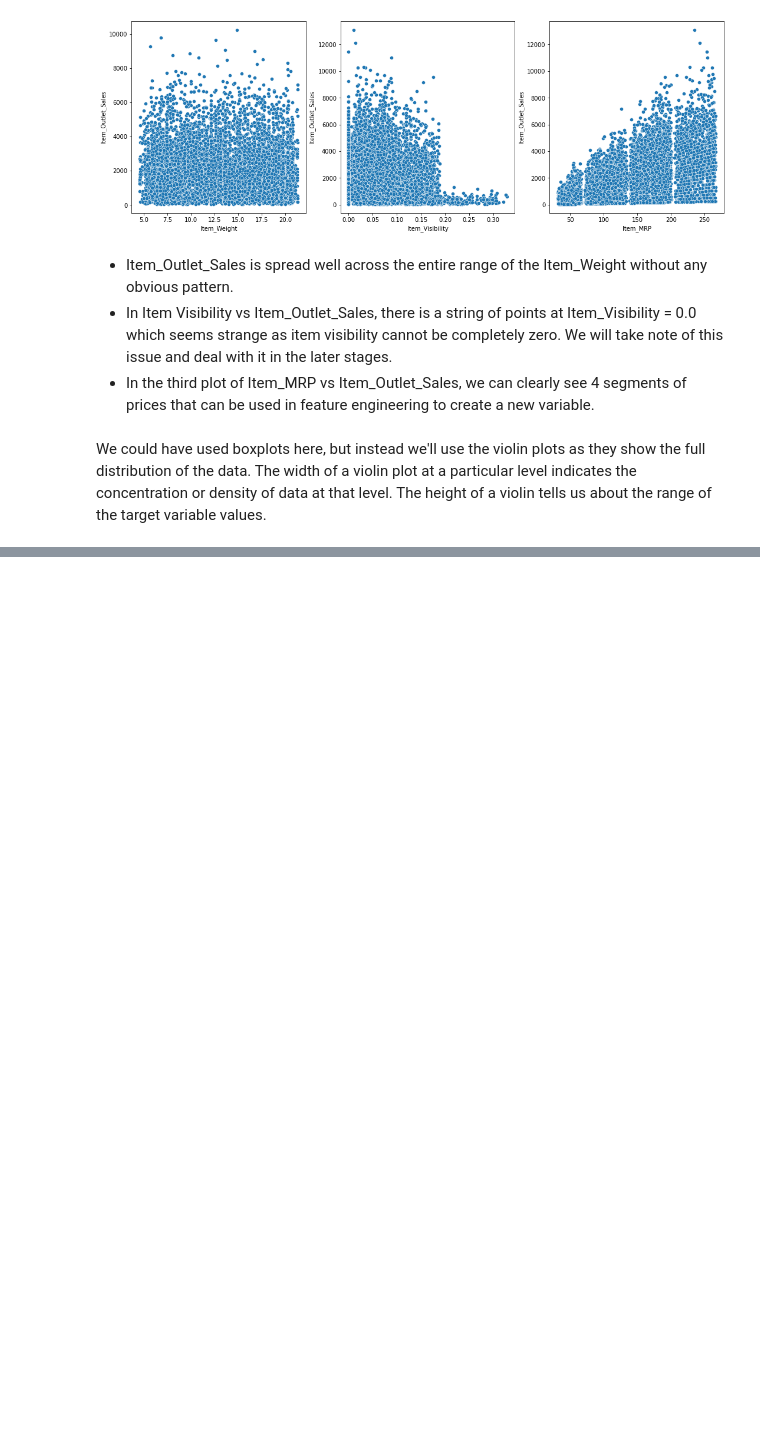
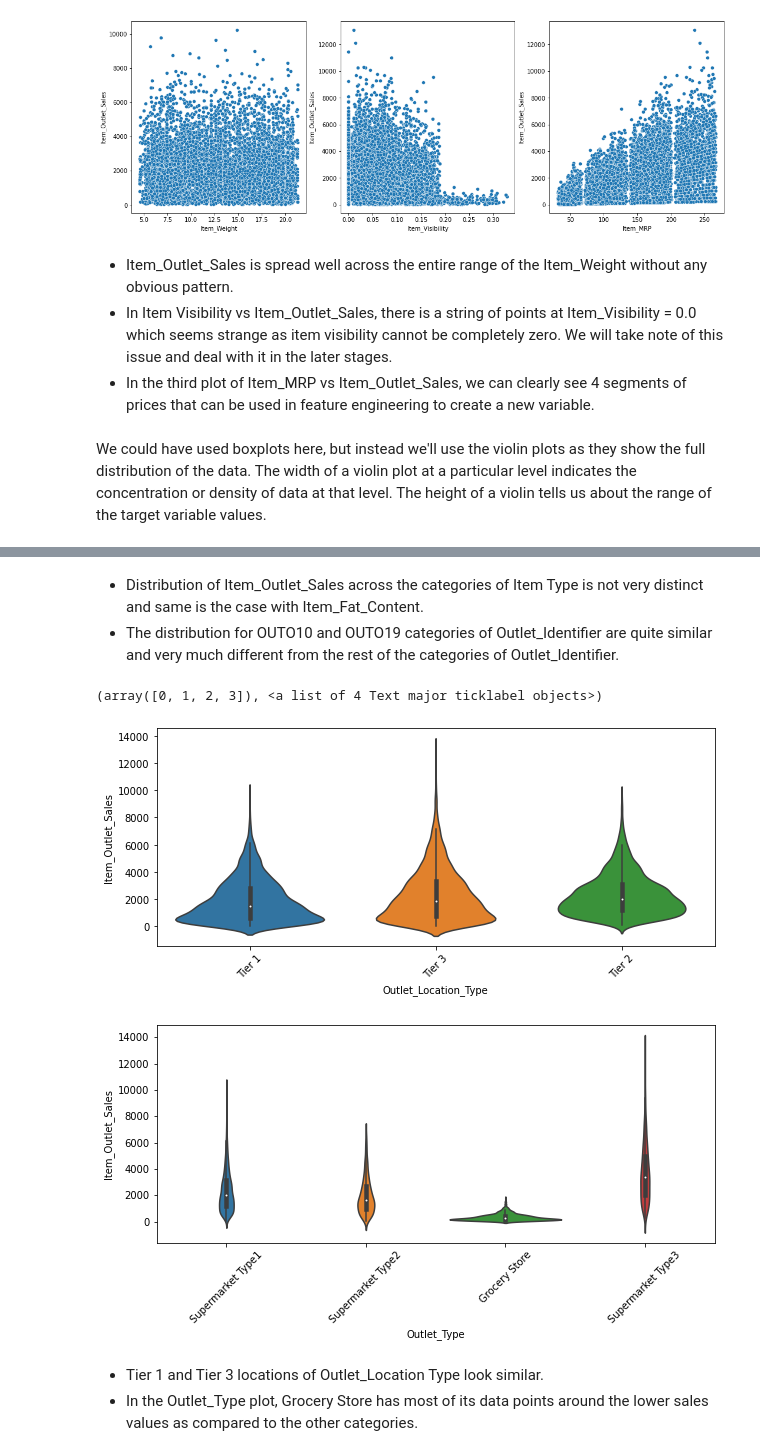
Before and after one commit to sathishrouthu/BigMart-Sales_Prediction, a Jupyter notebook: EDA-BigMart Sales.ipynb, the cells around one changed output, grey strips where cells are left out. Drawn from its saved outputs; the diff is of its cells as text; code cells hidden in the pictures; blank space fills up the shorter version.

```diff
--- a/EDA-BigMart Sales.ipynb
+++ b/EDA-BigMart Sales.ipynb
@@ -195,0 +222,17 @@ We could have used boxplots here, but instead we'll use the violin plots as they
+# %% [markdown]
+- Distribution of Item_Outlet_Sales across the categories of Item Type is not very distinct and same is the case with Item_Fat_Content.
+- The distribution for OUTO10 and OUTO19 categories of Outlet_Identifier are quite similar and very much different from the rest of the categories of Outlet_Identifier.
+# %%
+plt.figure(figsize=(10,4))
+sns.violinplot(data=train,x='Outlet_Location_Type',y='Item_Outlet_Sales',style="whitegrid")
+plt.xticks(rotation=45)
+plt.figure(figsize=(10,4))
+sns.violinplot(data=train,x='Outlet_Type',y='Item_Outlet_Sales',style="whitegrid")
+plt.xticks(rotation=45)
+# %% [output]
+(array([0, 1, 2, 3]), <a list of 4 Text major ticklabel objects>)
+[figure, added]
+[figure, added]
+# %% [markdown]
+- Tier 1 and Tier 3 locations of Outlet_Location Type look similar.
+- In the Outlet_Type plot, Grocery Store has most of its data points around the lower sales values as compared to the other categories.
```
Also changed, not shown: parts of 6 cells of this notebook.
